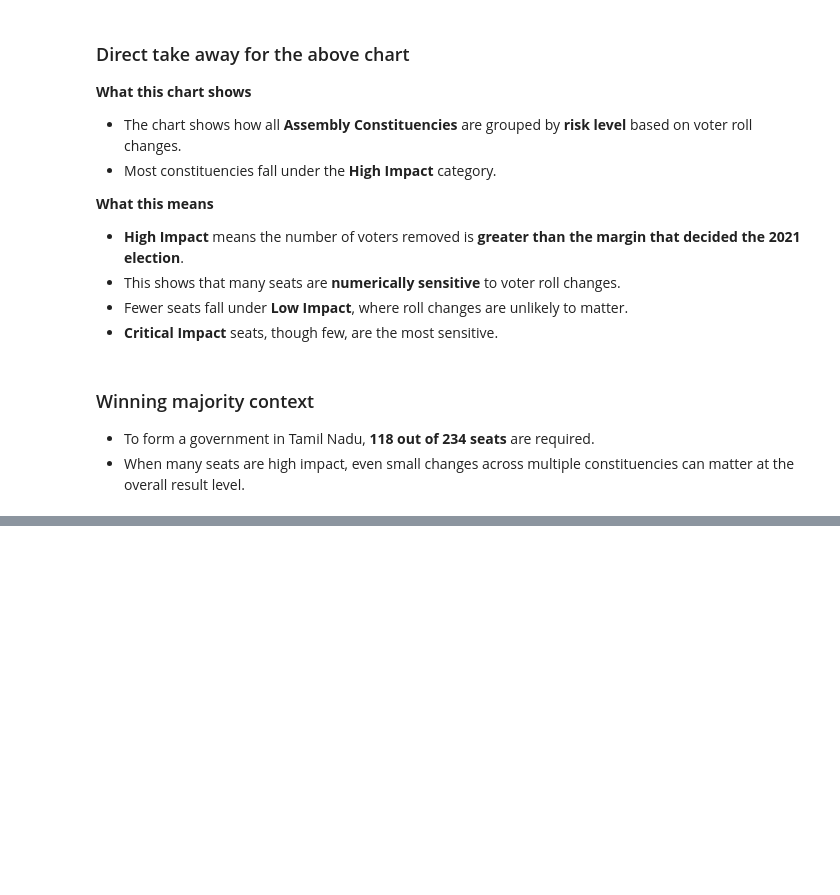
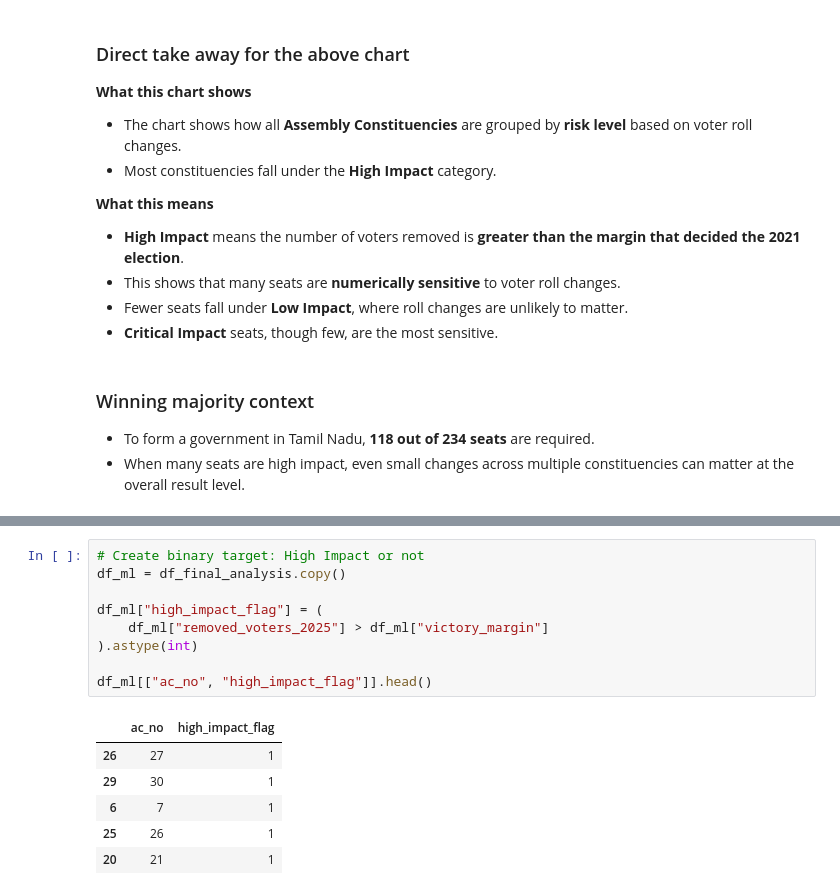
Before and after one commit to ijaihari/Tamil-Nadu-SIR-2026-Draft-Voter-Roll-Impact-Analysis, a Jupyter notebook: notebooks/final_analysis.ipynb, the cells around one changed output, grey strips where cells are left out. Cells and saved outputs as stored; diff of their text form; blank space fills up the shorter version.

```diff
--- a/notebooks/final_analysis.ipynb
+++ b/notebooks/final_analysis.ipynb
@@ -441,0 +440,16 @@ plt.show()
+# %%
+# Create binary target: High Impact or not
+df_ml = df_final_analysis.copy()
+
+df_ml["high_impact_flag"] = (
+    df_ml["removed_voters_2025"] > df_ml["victory_margin"]
+).astype(int)
+
+df_ml[["ac_no", "high_impact_flag"]].head()
+# %% [output]
+|  | ac_no | high_impact_flag |
+| 26 | 27 | 1 |
+| 29 | 30 | 1 |
+| 6 | 7 | 1 |
+| 25 | 26 | 1 |
+| 20 | 21 | 1 |
```
Also changed, not shown: parts of 22 cells of this notebook, 2 other files.
